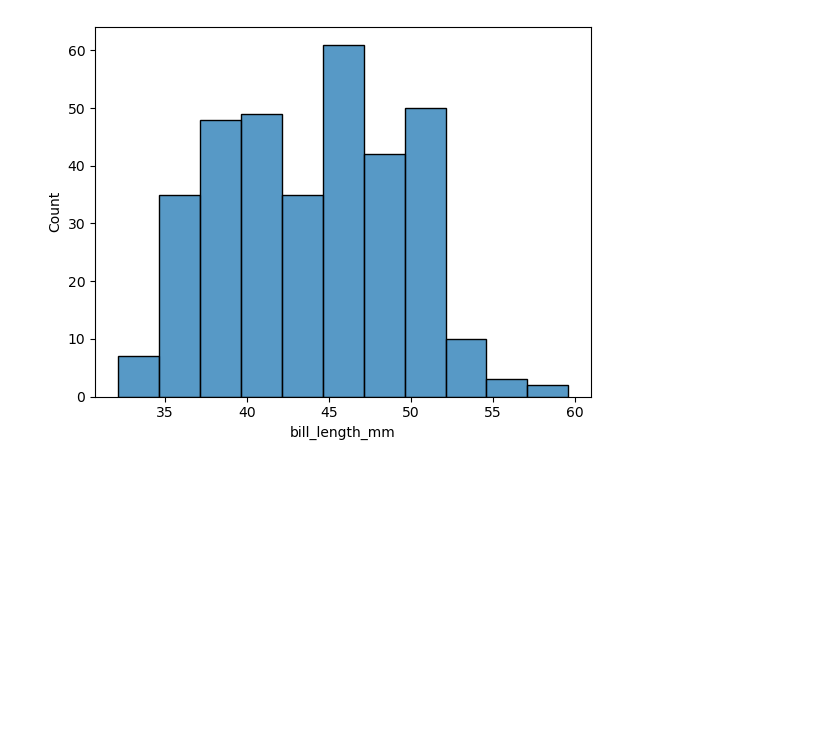
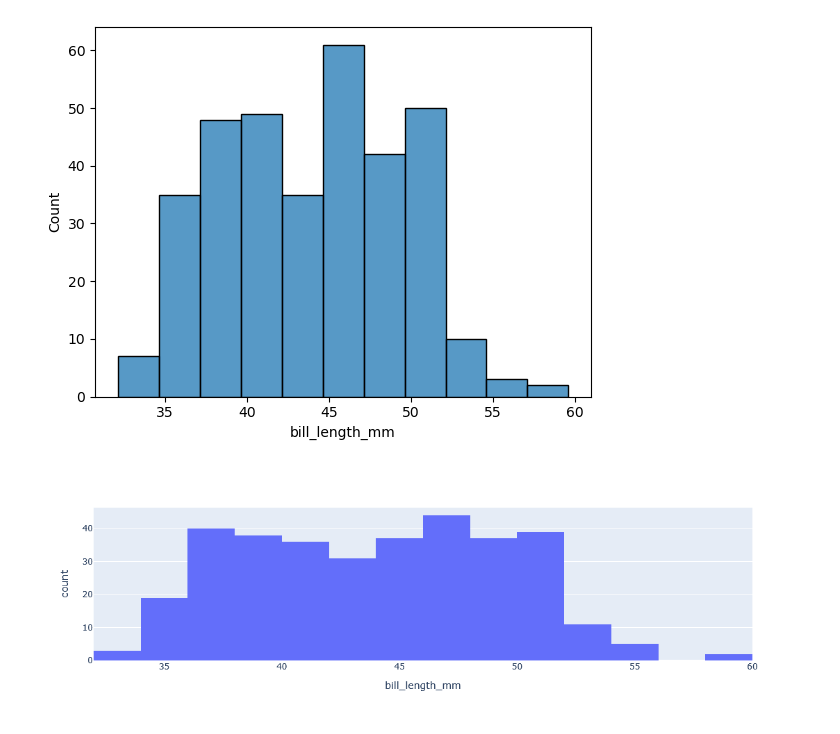
Before and after one commit to acs0068/ce10, a Jupyter notebook: ce10.ipynb, the cells around one changed output. Cells and saved outputs as stored; diff of their text form; code cells hidden in the pictures; blank space fills up the shorter version.

```diff
--- a/ce10.ipynb
+++ b/ce10.ipynb
@@ -13,3 +11,9 @@ sns.histplot(data=penguins, x="bill_length_mm")
 # %% [output]
 <Axes: xlabel='bill_length_mm', ylabel='Count'>
 [figure]
+# %%
+# Question 2
+fig = px.histogram(penguins, x="bill_length_mm")
+fig.show()
+# %% [output]
+[figure, added]
```
Also changed, not shown: parts of 4 cells of this notebook.
